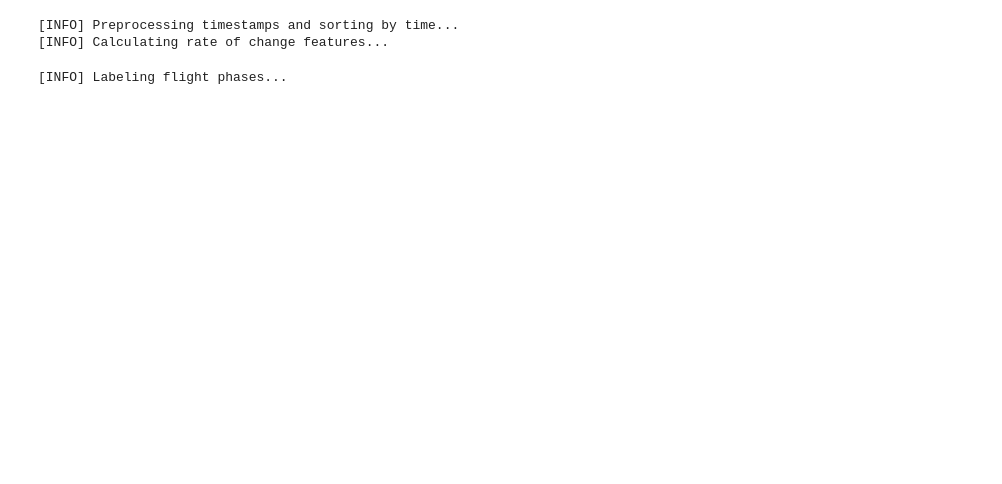
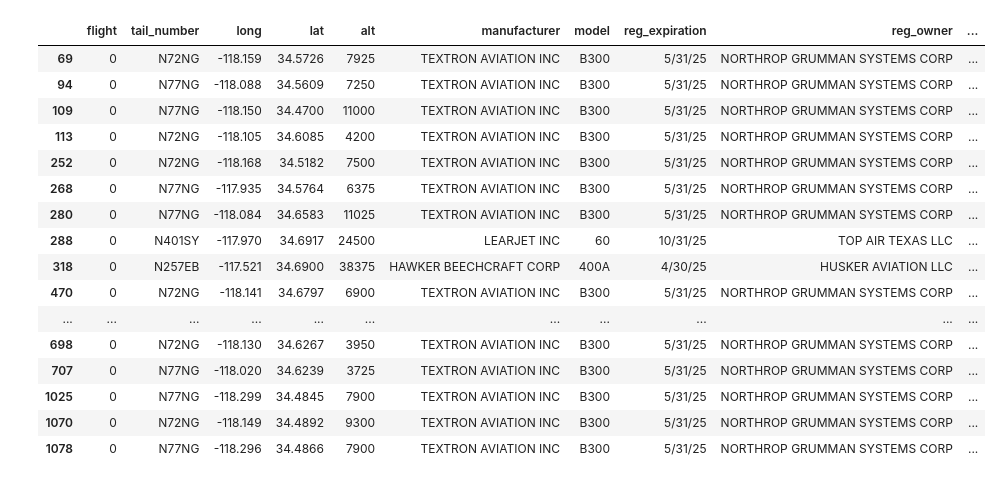
Before and after one commit to Ahnaf-nub/SkyPhase-Real-Time-Flight-Phase-Detection-via-ADS-B-Streams, a Jupyter notebook: train.ipynb, the cells around one changed output. Drawn from its saved outputs; the diff is of its cells as text; code cells hidden in the pictures; blank space fills up the shorter version.

```diff
--- a/train.ipynb
+++ b/train.ipynb
@@ -43,38 +42,28 @@ df.head()
 # %%
-# Timestamp preprocessing and sort
-print("[INFO] Preprocessing timestamps and sorting by time...")
+# Convert timestamps
 df['spotted'] = pd.to_datetime(df['spotted'])
 df = df.sort_values(by=['flight', 'spotted'])
 
-# Rate of change features
-print("[INFO] Calculating rate of change features...")
+# Calculate rate of change features
 df['alt_rate'] = df.groupby('flight')['alt'].diff() / df.groupby('flight')['spotted'].diff().dt.total_seconds()
 df['mph_rate'] = df.groupby('flight')['mph'].diff() / df.groupby('flight')['spotted'].diff().dt.total_seconds()
 
-# Smoothing (optional but helps a lot)
-df['alt_rate_smooth'] = df.groupby('flight')['alt_rate'].transform(lambda x: x.rolling(window=3, min_periods=1).mean())
-df['mph_rate_smooth'] = df.groupby('flight')['mph_rate'].transform(lambda x: x.rolling(window=3, min_periods=1).mean())
-
-# Fill NaNs
-df = df.fillna(0)
+df.head(20)
 # %% [output]
-[INFO] Preprocessing timestamps and sorting by time...
-[INFO] Calculating rate of change features...
+|  | flight | tail_number | long | lat | alt | manufacturer | model | reg_expiration | reg_owner | ... |
+| 69 | 0 | N72NG | -118.159 | 34.5726 | 7925 | TEXTRON AVIATION INC | B300 | 5/31/25 | NORTHROP GRUMMAN SYSTEMS CORP | ... |
+| 94 | 0 | N77NG | -118.088 | 34.5609 | 7250 | TEXTRON AVIATION INC | B300 | 5/31/25 | NORTHROP GRUMMAN SYSTEMS CORP | ... |
+| 109 | 0 | N77NG | -118.150 | 34.4700 | 11000 | TEXTRON AVIATION INC | B300 | 5/31/25 | NORTHROP GRUMMAN SYSTEMS CORP | ... |
+| 113 | 0 | N72NG | -118.105 | 34.6085 | 4200 | TEXTRON AVIATION INC | B300 | 5/31/25 | NORTHROP GRUMMAN SYSTEMS CORP | ... |
+| 252 | 0 | N72NG | -118.168 | 34.5182 | 7500 | TEXTRON AVIATION INC | B300 | 5/31/25 | NORTHROP GRUMMAN SYSTEMS CORP | ... |
+| 268 | 0 | N77NG | -117.935 | 34.5764 | 6375 | TEXTRON AVIATION INC | B300 | 5/31/25 | NORTHROP GRUMMAN SYSTEMS CORP | ... |
+| 280 | 0 | N77NG | -118.084 | 34.6583 | 11025 | TEXTRON AVIATION INC | B300 | 5/31/25 | NORTHROP GRUMMAN SYSTEMS CORP | ... |
+| 288 | 0 | N401SY | -117.970 | 34.6917 | 24500 | LEARJET INC | 60 | 10/31/25 | TOP AIR TEXAS LLC | ... |
+| 318 | 0 | N257EB | -117.521 | 34.6900 | 38375 | HAWKER BEECHCRAFT CORP | 400A | 4/30/25 | HUSKER AVIATION LLC | ... |
+| 470 | 0 | N72NG | -118.141 | 34.6797 | 6900 | TEXTRON AVIATION INC | B300 | 5/31/25 | NORTHROP GRUMMAN SYSTEMS CORP | ... |
+| ... | ... | ... | ... | ... | ... | ... | ... | ... | ... | ... |
+| 698 | 0 | N72NG | -118.130 | 34.6267 | 3950 | TEXTRON AVIATION INC | B300 | 5/31/25 | NORTHROP GRUMMAN SYSTEMS CORP | ... |
+| 707 | 0 | N77NG | -118.020 | 34.6239 | 3725 | TEXTRON AVIATION INC | B300 | 5/31/25 | NORTHROP GRUMMAN SYSTEMS CORP | ... |
+| 1025 | 0 | N77NG | -118.299 | 34.4845 | 7900 | TEXTRON AVIATION INC | B300 | 5/31/25 | NORTHROP GRUMMAN SYSTEMS CORP | ... |
+| 1070 | 0 | N72NG | -118.149 | 34.4892 | 9300 | TEXTRON AVIATION INC | B300 | 5/31/25 | NORTHROP GRUMMAN SYSTEMS CORP | ... |
+| 1078 | 0 | N77NG | -118.296 | 34.4866 | 7900 | TEXTRON AVIATION INC | B300 | 5/31/25 | NORTHROP GRUMMAN SYSTEMS CORP | ... |
-# %%
-# Phase labeling (tune thresholds if needed)
-print("[INFO] Labeling flight phases...")
-def label_phase(row):
-    if row['alt_rate_smooth'] > 1.0:
-        return "Climb"
-    elif row['alt_rate_smooth'] < -1.0:
-        return "Descent"
-    else:
-        return "Cruise"
-df['phase'] = df.apply(label_phase, axis=1)
-
-# Features and target
-features = ['alt', 'mph', 'alt_rate_smooth', 'mph_rate_smooth']
-X = df[features]
-y = df['phase']
-# %% [output]
-[INFO] Labeling flight phases...
```
Also changed, not shown: parts of 12 cells of this notebook, 7 other files.
